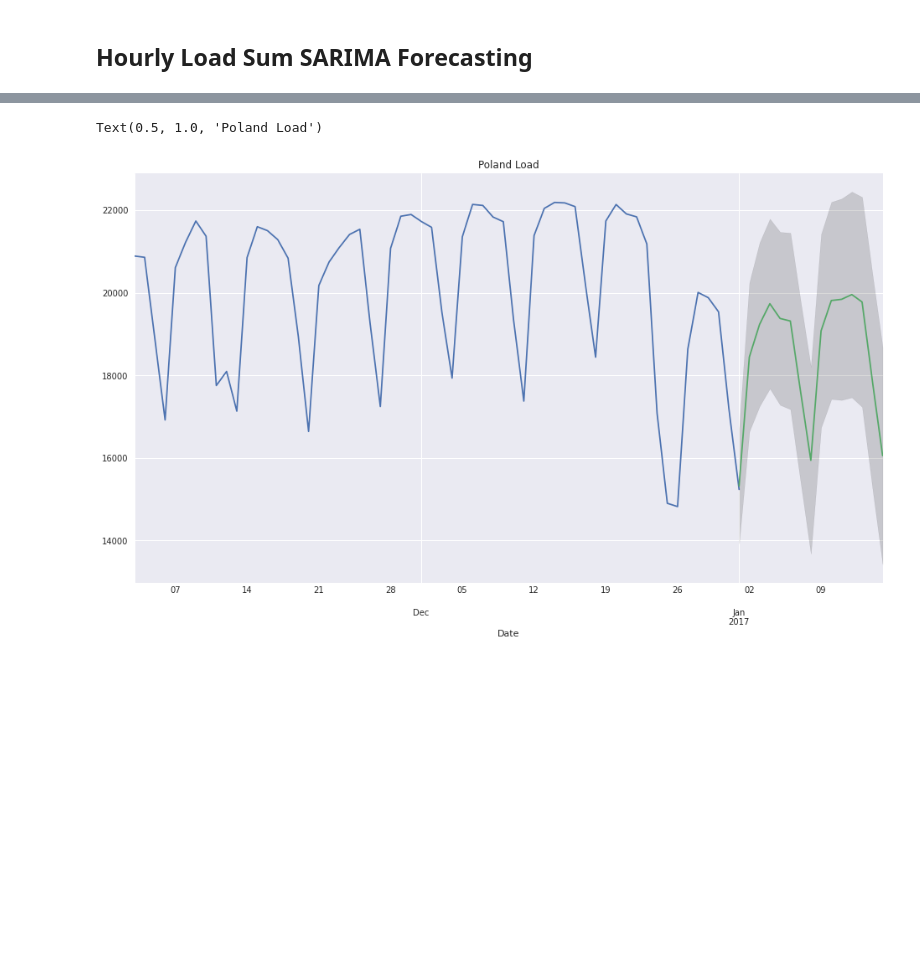
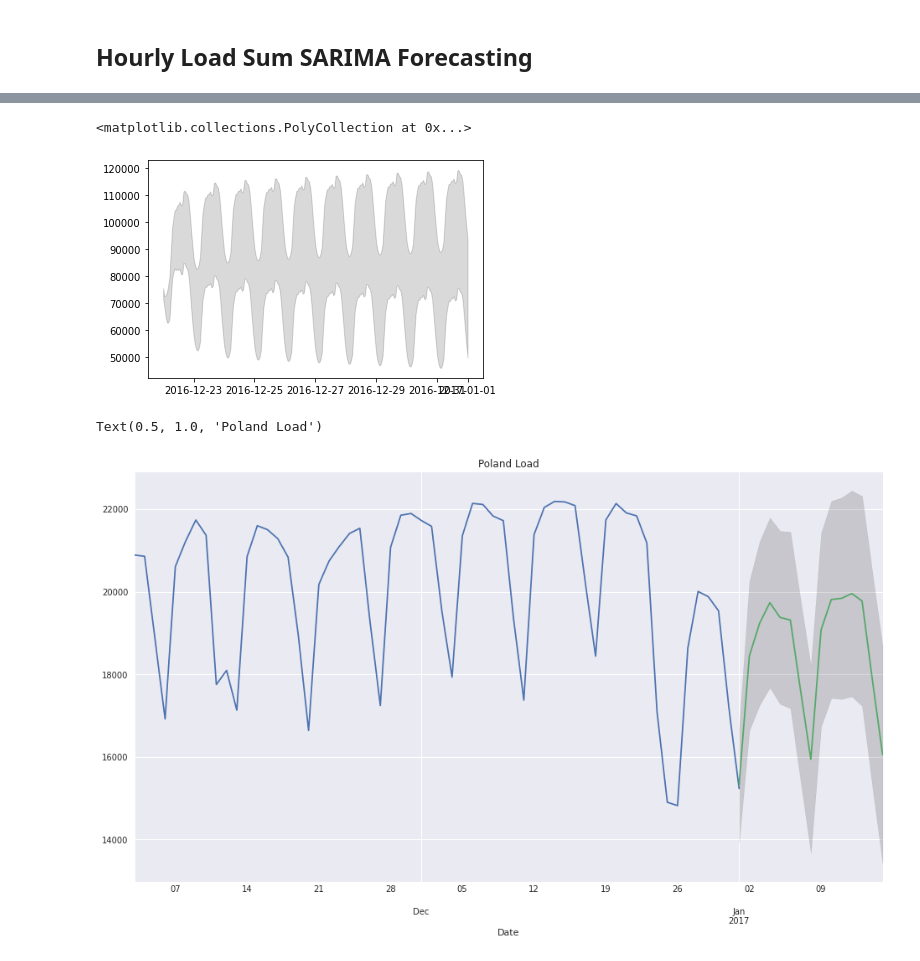
Before and after one commit to BleakHeart/Report-2, a Jupyter notebook: src/SARIMA.ipynb, the cells around one changed output, grey strips where cells are left out. Drawn from its saved outputs; the diff is of its cells as text; code cells hidden in the pictures; blank space fills up the shorter version.

Commit message:
Studying SARIMAX outputs

```diff
--- a/src/SARIMA.ipynb
+++ b/src/SARIMA.ipynb
@@ -63 +81,19 @@ daily_Load = daily_Load['Load']
+# %%
+def sarimax_forecasting(df, feature='Load', cut_day='2016-12-22'):
+    train_set = df[df.index <= pd.to_datetime(cut_day, format='%Y-%m-%d')]
+    test_set = df[df.index >= pd.to_datetime(cut_day, format='%Y-%m-%d')]
+    '''
+    tmp = df[['Date', 'Load_lin', 'Load_detrend']].copy()
+    n = len(forecasting) - len(test_set)
+
+    tmp.loc[tmp.Date > cut_day,
+            ['forecast', 'q1_forecast', 'q2_forecast']] = forecasting[:-n-1, :]
+    tmp.set_index('Date', inplace=True)'''
+
+    # (4,0,5) x (1,1,0,7)
+    # (8,0, 30) x (1, 1, 1, 24)
+    model = SARIMAX(train_set, order=(8,0,30), seasonal_order=(1,1,1,24*7))
+    results = model.fit(method='nm')
+
+    return results
 # %%
@@ -90,0 +145,4 @@ Wall time: 2min 4s
+# %%
+cut_dates = ['2016-12-22', '2016-12-01', '2016-11-01']
+# %%
+results = sarimax_forecasting(hour_Load.loc[hour_Load.index > '2016'], cut_dates[0])
@@ -90,0 +157,10 @@ Wall time: 2min 4s
+# %%
+forecast = results.get_prediction(start=pd.to_datetime('2016-12-22', format='%Y-%m-%d'),
+                                  end=hour_Load.index[-1])
+# %%
+hour_Load.iloc[-10*24:].plot()
+forecast.predicted_mean.plot()
+plt.fill_between(forecast.conf_int().index, forecast.conf_int()['lower Load'], forecast.conf_int()['upper Load'], color='k', alpha=0.15)
+# %% [output]
+<matplotlib.collections.PolyCollection at 0x...>
+[figure, added]
```
Also changed, not shown: parts of 12 cells of this notebook, 1 other file.
